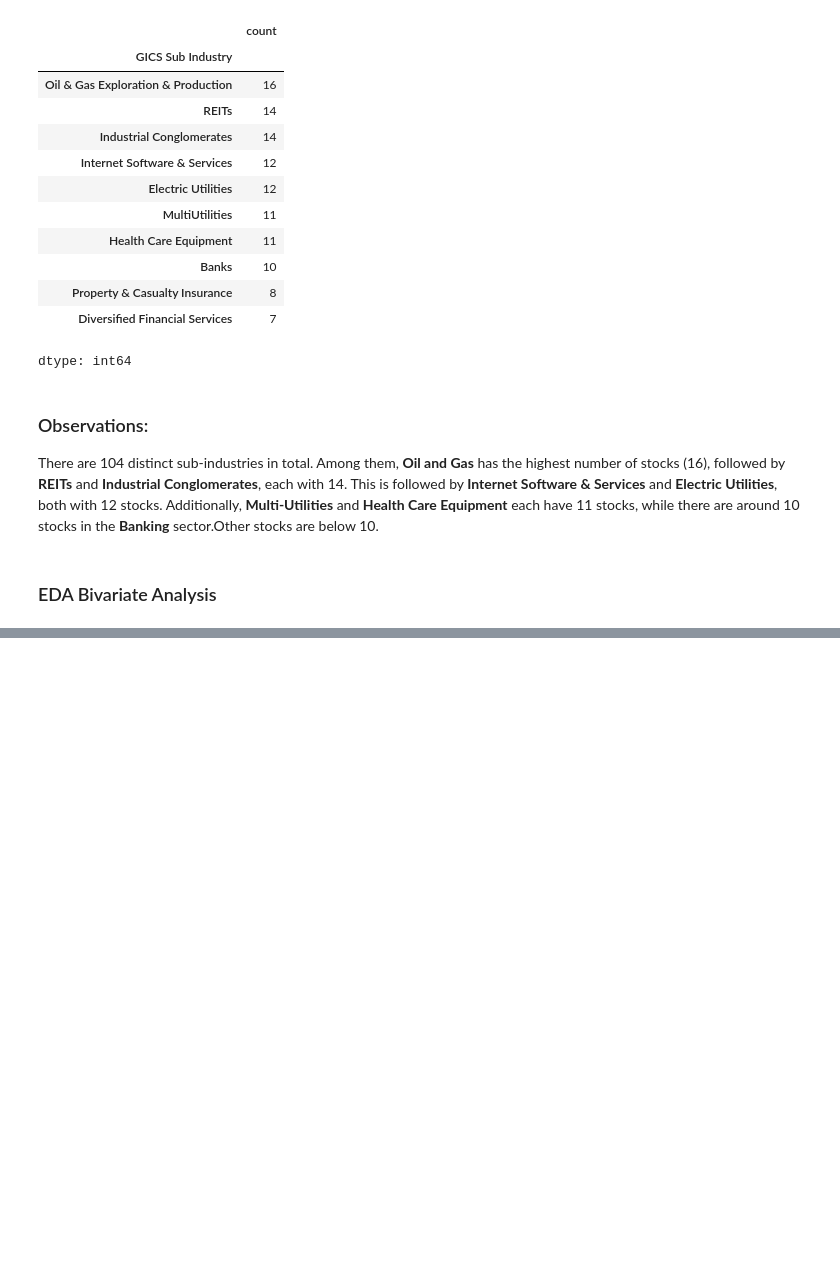
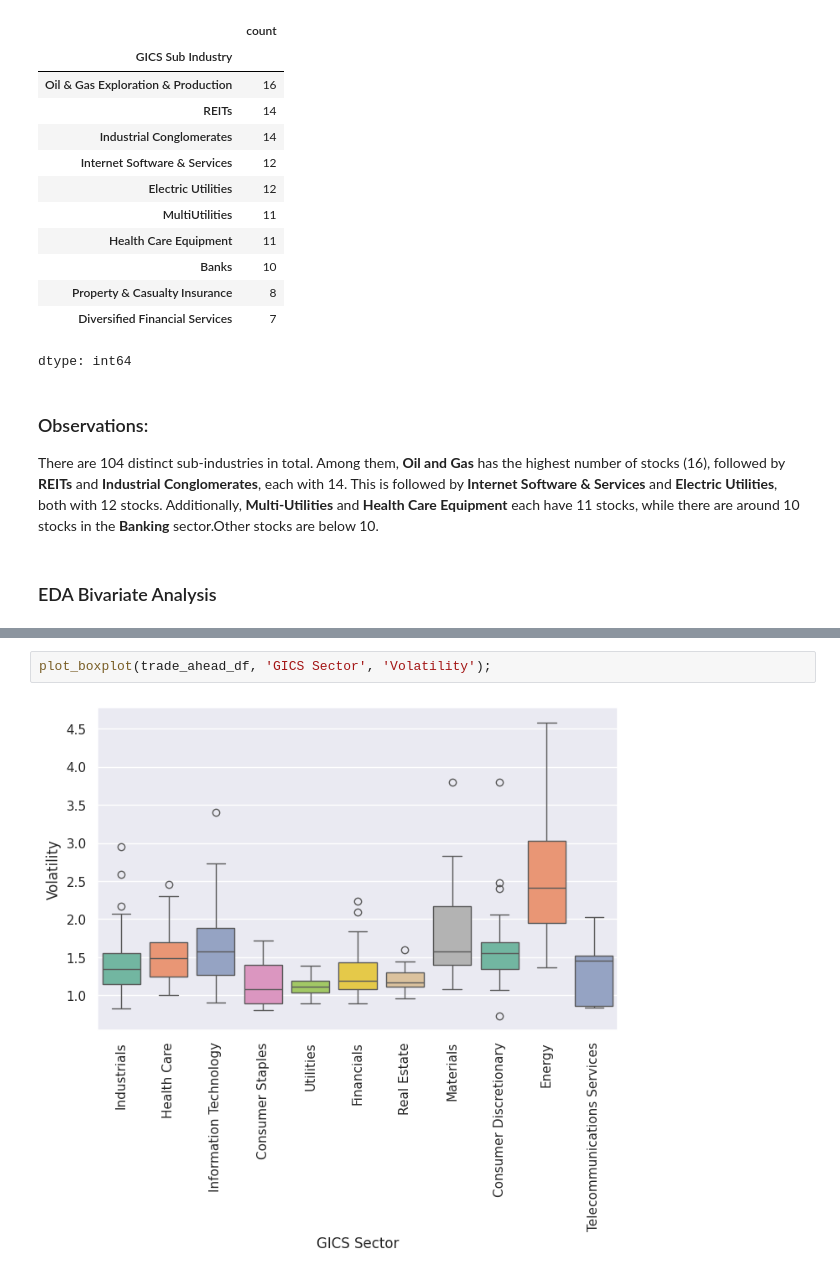
Before and after one commit to Rajesh2015/Trade-Ahead-Prediction, a Jupyter notebook: trade-ahead-solution.ipynb, the cells around one changed output, grey strips where cells are left out. Saved outputs shown, nothing was run; the diff lists cells and outputs as text; blank space fills up the shorter version.

```diff
--- a/trade-ahead-solution.ipynb
+++ b/trade-ahead-solution.ipynb
@@ -939,0 +905,4 @@ There are 104 distinct sub-industries in total. Among them, **Oil and Gas** has
+# %%
+plot_boxplot(trade_ahead_df, 'GICS Sector', 'Volatility');
+# %% [output]
+[figure, added]
```
Also changed, not shown: parts of 6 cells of this notebook.
